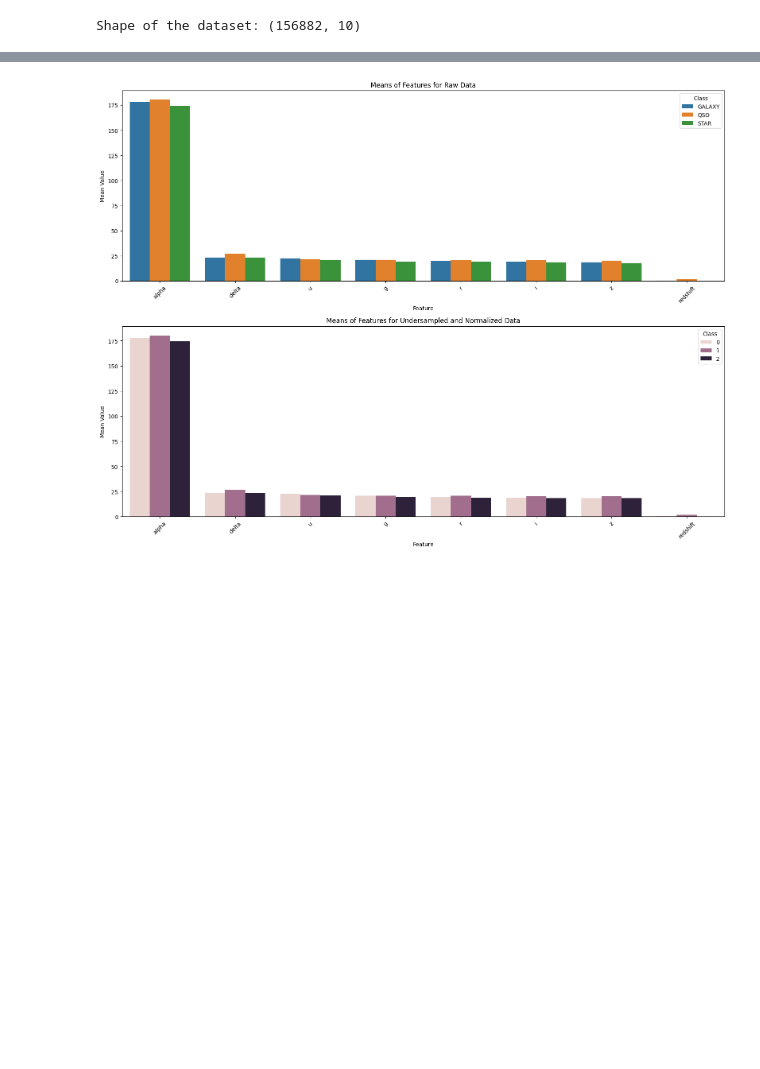
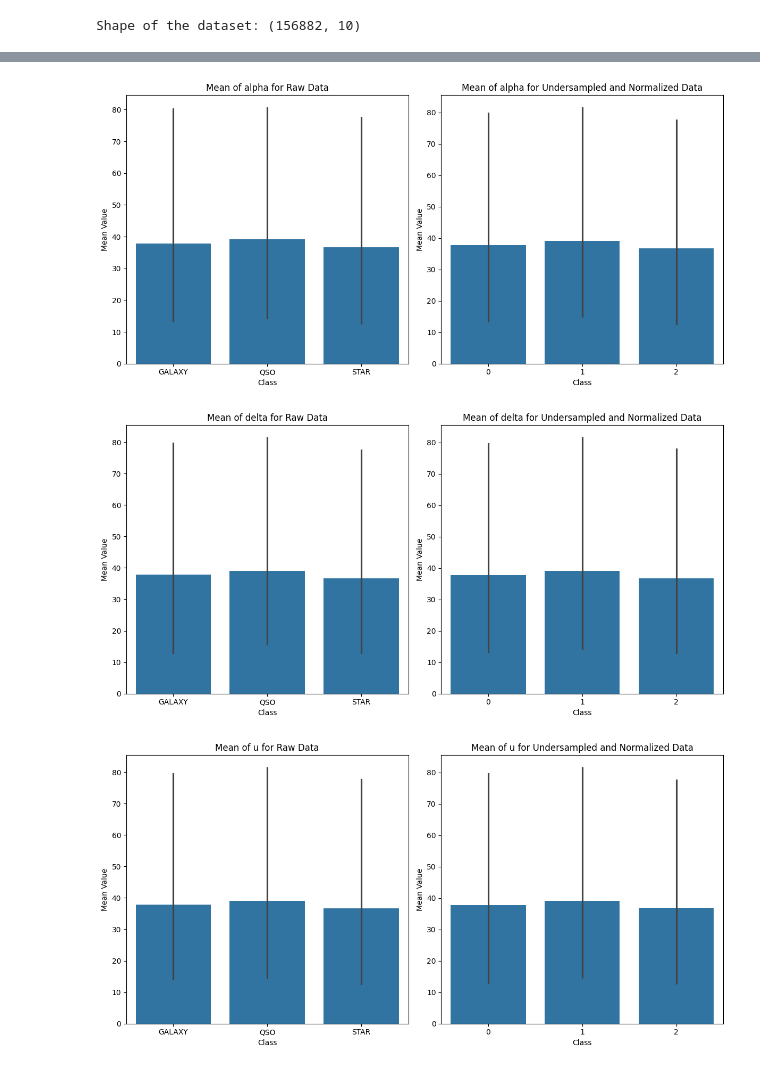
Before and after one commit to jonnneehh/STINTSY-MachineProject, a Jupyter notebook: datasetPreparation.ipynb, the cells around one changed output, grey strips where cells are left out. Drawn from its saved outputs; the diff is of its cells as text; code cells hidden in the pictures; blank space fills up the shorter version.

```diff
--- a/datasetPreparation.ipynb
+++ b/datasetPreparation.ipynb
@@ -496,34 +493,39 @@ r          19.582271   20.624089   18.943975
 i          18.846684   20.431173   18.541259
 z          18.445271   20.266732   18.331488
 redshift    0.420398    1.719676   -0.000114
-# %%
-means_raw_df = means_raw.reset_index().rename(columns={'index': 'Feature'})
-means_undersampled_df = means_undersampledandnormalized.reset_index().rename(columns={'index': 'Feature'})
-
-# Melt the DataFrames for seaborn
-means_raw_melted = pd.melt(means_raw_df, id_vars='Feature', var_name='Class', value_name='Mean')
-means_undersampled_melted = pd.melt(means_undersampled_df, id_vars='Feature', var_name='Class', value_name='Mean')
-
-# Plotting
-plt.figure(figsize=(16, 12))
-
-# Raw Data
-plt.subplot(2, 1, 1)
-sns.barplot(x='Feature', y='Mean', hue='Class', data=means_raw_melted)
-plt.title('Means of Features for Raw Data')
-plt.xticks(rotation=45)
-plt.xlabel('Feature')
-plt.ylabel('Mean Value')
-
-# Undersampled and Normalized Data
-plt.subplot(2, 1, 2)
-sns.barplot(x='Feature', y='Mean', hue='Class', data=means_undersampled_melted)
-plt.title('Means of Features for Undersampled and Normalized Data')
-plt.xticks(rotation=45)
-plt.xlabel('Feature')
-plt.ylabel('Mean Value')
-
-plt.tight_layout()
-plt.show()
-# %% [output]
-[figure, removed]
+# %%
+import matplotlib.pyplot as plt
+import seaborn as sns
+import pandas as pd
+
+# Convert means_raw and means_undersampledandnormalized to DataFrames for easier plotting
+means_raw_df = means_raw.reset_index().rename(columns={'index': 'Feature'})
+means_undersampled_df = means_undersampledandnormalized.reset_index().rename(columns={'index': 'Feature'})
+
+# List of features to plot
+features = means_raw_df['Feature'].tolist()
+
+# Plot each feature one by one
+for feature in features:
+    plt.figure(figsize=(12, 6))
+
+    # Plot for raw data
+    plt.subplot(1, 2, 1)
+    sns.barplot(x='Class', y=feature, data=means_raw_df.melt(id_vars='Feature', var_name='Class', value_name=feature))
+    plt.title(f'Mean of {feature} for Raw Data')
+    plt.xlabel('Class')
+    plt.ylabel('Mean Value')
+
+    # Plot for undersampled and normalized data
+    plt.subplot(1, 2, 2)
+    sns.barplot(x='Class', y=feature, data=means_undersampled_df.melt(id_vars='Feature', var_name='Class', value_name=feature))
+    plt.title(f'Mean of {feature} for Undersampled and Normalized Data')
+    plt.xlabel('Class')
+    plt.ylabel('Mean Value')
+
+    plt.tight_layout()
+    plt.show()
+# %% [output]
+[figure, added]
+[figure, added]
+[figure, added]
```
Also changed, not shown: parts of 7 cells of this notebook.
